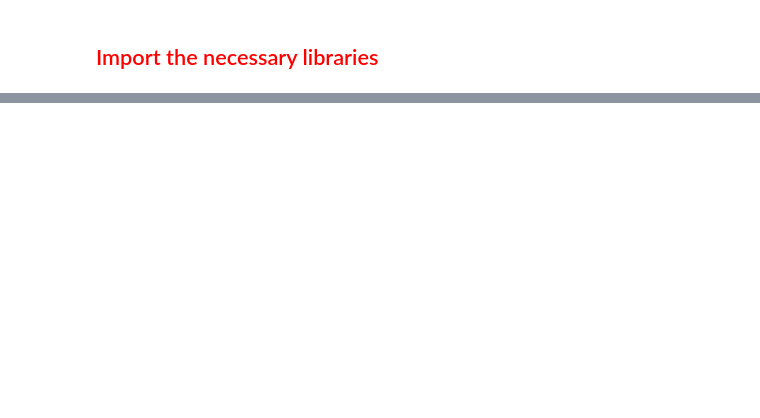
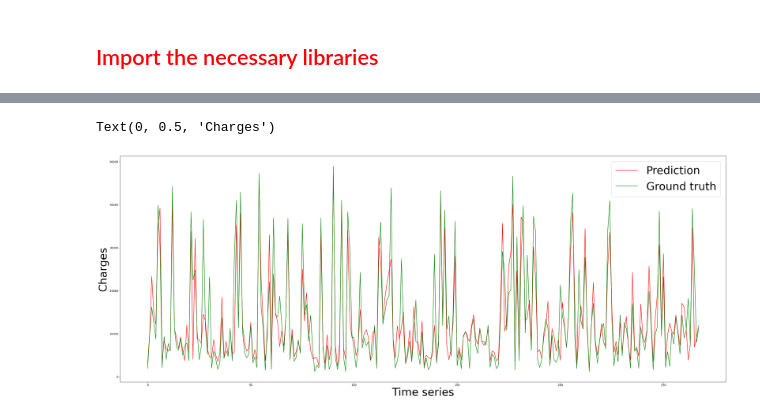
Before and after one commit to spoluan/USInsurance_regression, a Jupyter notebook: USHealthInsurance.ipynb, the cells around one changed output, grey strips where cells are left out. Saved outputs shown, nothing was run; the diff lists cells and outputs as text; code cells hidden in the pictures; blank space fills up the shorter version.

```diff
--- a/USHealthInsurance.ipynb
+++ b/USHealthInsurance.ipynb
@@ -42,0 +74,6 @@ insurance = pd.read_csv("insurance.csv", col=[""])
+# %%
+standard_scaler = StandardScaler()
+standard_scaler.fit(x_train)
+
+x_train = standard_scaler.transform(x_train)
+x_test = standard_scaler.transform(x_test)
@@ -42,0 +82,5 @@ insurance = pd.read_csv("insurance.csv", col=[""])
+# %%
+BATCH_SIZE = 32
+
+train = tf.data.Dataset.from_tensor_slices((x_train, y_train)).batch(BATCH_SIZE).prefetch(tf.data.AUTOTUNE).cache()
+test = tf.data.Dataset.from_tensor_slices((x_test, y_test)).batch(BATCH_SIZE).prefetch(tf.data.AUTOTUNE)
@@ -42,0 +170,2 @@ insurance = pd.read_csv("insurance.csv", col=[""])
+# %%
+load_model = tf.keras.models.load_model("model-saved.h5")
@@ -42,0 +182,2 @@ insurance = pd.read_csv("insurance.csv", col=[""])
+# %%
+y_pred = load_model.predict(test)
@@ -42,0 +199,10 @@ insurance = pd.read_csv("insurance.csv", col=[""])
+# %%
+plt.figure(figsize=(40, 15))
+plt.plot(y_pred.flatten(), c='red')
+plt.plot(y_test.values, c='green')
+plt.legend(["Prediction", "Ground truth"], fontsize=40)
+plt.xlabel("Time series", fontsize=40)
+plt.ylabel("Charges", fontsize=40)
+# %% [output]
+Text(0, 0.5, 'Charges')
+[figure, added]
```
Also changed, not shown: parts of 33 cells of this notebook, 1 other file.
